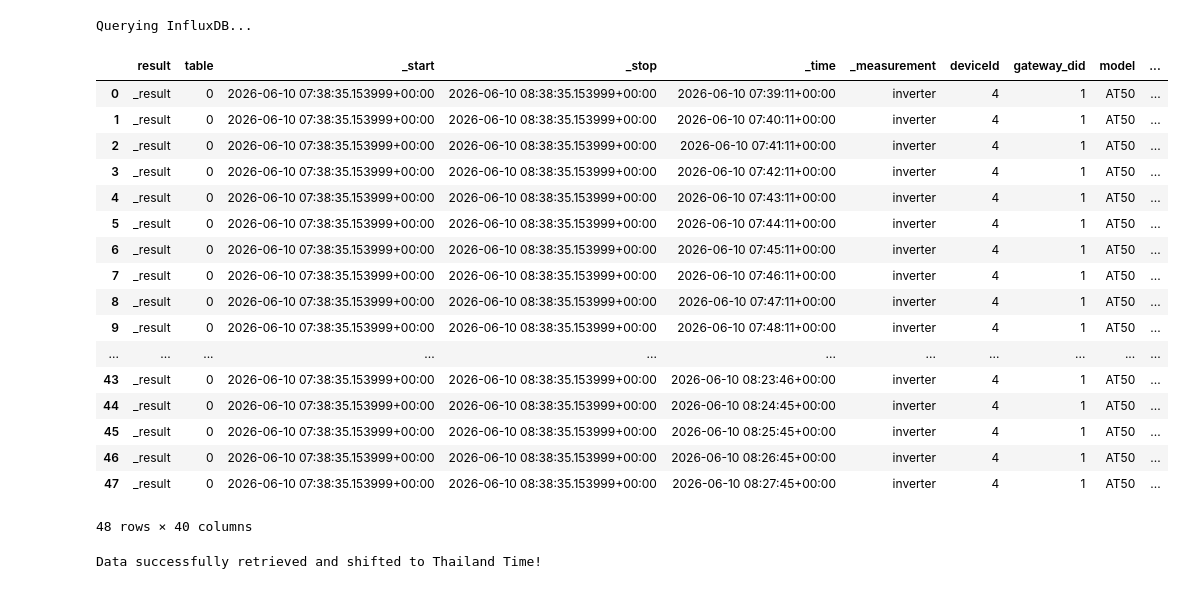
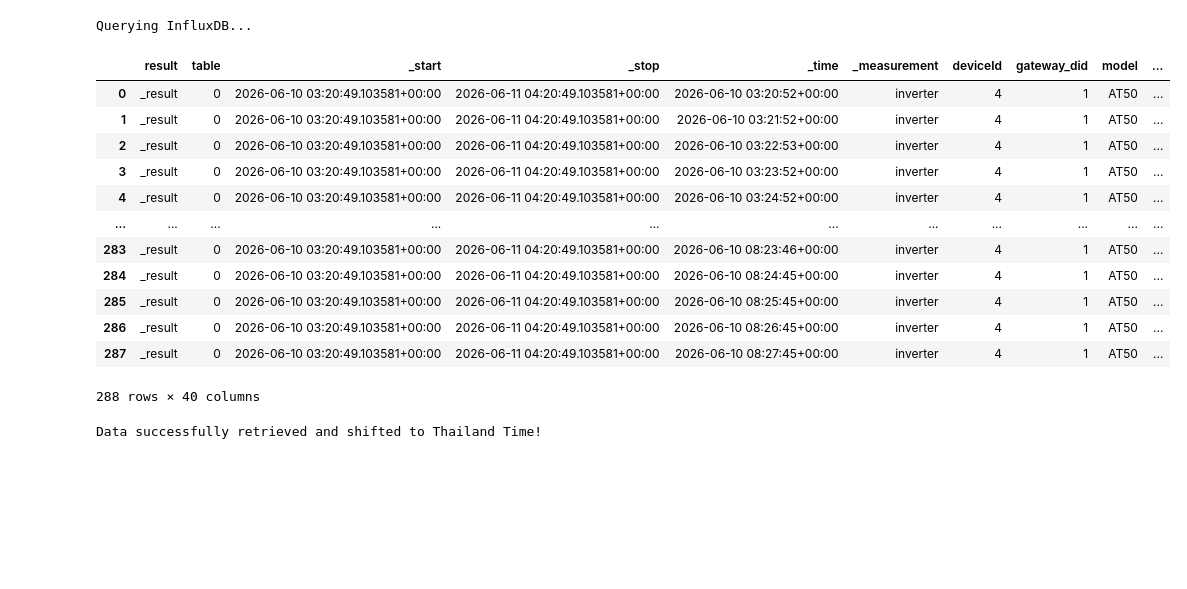
Before and after one commit to arkarOnHub/my_n8n, a Jupyter notebook: essco-ai/phase2_data_exploration.ipynb, the cells around one changed output. Cells and saved outputs as stored; diff of their text form; code cells hidden in the pictures; blank space fills up the shorter version.

```diff
--- a/essco-ai/phase2_data_exploration.ipynb
+++ b/essco-ai/phase2_data_exploration.ipynb
@@ -5,8 +7,11 @@ from influxdb_client import InfluxDBClient
 # =====================================================================
 # 1. DATABASE CONNECTION CONFIGURATION
 # url = "http://localhost:8086"
+
+load_dotenv()
+
 url = "https://influx.htetarkar.online/"
-token = "TxfwaNhZSU4C-e_F0lMU9fPty2JegGPS9bxEzjqabwozmejkazMH8Ch_Tts7-anAN17jBGHKtlMThhz4bw3g_A=="
+token = os.getenv("influxdb_token")
 org = "essco"
 bucket = "essco_energy_data"
 
@@ -16,37 +21,32 @@ query_api = client.query_api()
 # %%
 # =====================================================================
 # 2. THE FLUX QUERY (Pivoting into columns natively)
 # =====================================================================
 flux_query = f'''
 from(bucket: "{bucket}")
-  |> range(start: -1h)
+  |> range(start: -25h)
   |> filter(fn: (r) => r["_measurement"] == "inverter")
   |> pivot(rowKey:["_time"], columnKey: ["_field"], valueColumn: "_value")
 '''
 
 print("Querying InfluxDB...")
 df = query_api.query_data_frame(flux_query)
 df
 # %% [output]
 Querying InfluxDB...
 |  | result | table | _start | _stop | _time | _measurement | deviceId | gateway_did | model | ... |
-| 0 | _result | 0 | 2026-06-10 07:38:35.153999+00:00 | 2026-06-10 08:38:35.153999+00:00 | 2026-06-10 07:39:11+00:00 | inverter | 4 | 1 | AT50 | ... |
-| 1 | _result | 0 | 2026-06-10 07:38:35.153999+00:00 | 2026-06-10 08:38:35.153999+00:00 | 2026-06-10 07:40:11+00:00 | inverter | 4 | 1 | AT50 | ... |
-| 2 | _result | 0 | 2026-06-10 07:38:35.153999+00:00 | 2026-06-10 08:38:35.153999+00:00 | 2026-06-10 07:41:11+00:00 | inverter | 4 | 1 | AT50 | ... |
-| 3 | _result | 0 | 2026-06-10 07:38:35.153999+00:00 | 2026-06-10 08:38:35.153999+00:00 | 2026-06-10 07:42:11+00:00 | inverter | 4 | 1 | AT50 | ... |
-| 4 | _result | 0 | 2026-06-10 07:38:35.153999+00:00 | 2026-06-10 08:38:35.153999+00:00 | 2026-06-10 07:43:11+00:00 | inverter | 4 | 1 | AT50 | ... |
-| 5 | _result | 0 | 2026-06-10 07:38:35.153999+00:00 | 2026-06-10 08:38:35.153999+00:00 | 2026-06-10 07:44:11+00:00 | inverter | 4 | 1 | AT50 | ... |
-| 6 | _result | 0 | 2026-06-10 07:38:35.153999+00:00 | 2026-06-10 08:38:35.153999+00:00 | 2026-06-10 07:45:11+00:00 | inverter | 4 | 1 | AT50 | ... |
-| 7 | _result | 0 | 2026-06-10 07:38:35.153999+00:00 | 2026-06-10 08:38:35.153999+00:00 | 2026-06-10 07:46:11+00:00 | inverter | 4 | 1 | AT50 | ... |
-| 8 | _result | 0 | 2026-06-10 07:38:35.153999+00:00 | 2026-06-10 08:38:35.153999+00:00 | 2026-06-10 07:47:11+00:00 | inverter | 4 | 1 | AT50 | ... |
-| 9 | _result | 0 | 2026-06-10 07:38:35.153999+00:00 | 2026-06-10 08:38:35.153999+00:00 | 2026-06-10 07:48:11+00:00 | inverter | 4 | 1 | AT50 | ... |
+| 0 | _result | 0 | 2026-06-10 03:20:49.103581+00:00 | 2026-06-11 04:20:49.103581+00:00 | 2026-06-10 03:20:52+00:00 | inverter | 4 | 1 | AT50 | ... |
+| 1 | _result | 0 | 2026-06-10 03:20:49.103581+00:00 | 2026-06-11 04:20:49.103581+00:00 | 2026-06-10 03:21:52+00:00 | inverter | 4 | 1 | AT50 | ... |
+| 2 | _result | 0 | 2026-06-10 03:20:49.103581+00:00 | 2026-06-11 04:20:49.103581+00:00 | 2026-06-10 03:22:53+00:00 | inverter | 4 | 1 | AT50 | ... |
+| 3 | _result | 0 | 2026-06-10 03:20:49.103581+00:00 | 2026-06-11 04:20:49.103581+00:00 | 2026-06-10 03:23:52+00:00 | inverter | 4 | 1 | AT50 | ... |
+| 4 | _result | 0 | 2026-06-10 03:20:49.103581+00:00 | 2026-06-11 04:20:49.103581+00:00 | 2026-06-10 03:24:52+00:00 | inverter | 4 | 1 | AT50 | ... |
 | ... | ... | ... | ... | ... | ... | ... | ... | ... | ... | ... |
-| 43 | _result | 0 | 2026-06-10 07:38:35.153999+00:00 | 2026-06-10 08:38:35.153999+00:00 | 2026-06-10 08:23:46+00:00 | inverter | 4 | 1 | AT50 | ... |
-| 44 | _result | 0 | 2026-06-10 07:38:35.153999+00:00 | 2026-06-10 08:38:35.153999+00:00 | 2026-06-10 08:24:45+00:00 | inverter | 4 | 1 | AT50 | ... |
-| 45 | _result | 0 | 2026-06-10 07:38:35.153999+00:00 | 2026-06-10 08:38:35.153999+00:00 | 2026-06-10 08:25:45+00:00 | inverter | 4 | 1 | AT50 | ... |
-| 46 | _result | 0 | 2026-06-10 07:38:35.153999+00:00 | 2026-06-10 08:38:35.153999+00:00 | 2026-06-10 08:26:45+00:00 | inverter | 4 | 1 | AT50 | ... |
-| 47 | _result | 0 | 2026-06-10 07:38:35.153999+00:00 | 2026-06-10 08:38:35.153999+00:00 | 2026-06-10 08:27:45+00:00 | inverter | 4 | 1 | AT50 | ... |
+| 283 | _result | 0 | 2026-06-10 03:20:49.103581+00:00 | 2026-06-11 04:20:49.103581+00:00 | 2026-06-10 08:23:46+00:00 | inverter | 4 | 1 | AT50 | ... |
+| 284 | _result | 0 | 2026-06-10 03:20:49.103581+00:00 | 2026-06-11 04:20:49.103581+00:00 | 2026-06-10 08:24:45+00:00 | inverter | 4 | 1 | AT50 | ... |
+| 285 | _result | 0 | 2026-06-10 03:20:49.103581+00:00 | 2026-06-11 04:20:49.103581+00:00 | 2026-06-10 08:25:45+00:00 | inverter | 4 | 1 | AT50 | ... |
+| 286 | _result | 0 | 2026-06-10 03:20:49.103581+00:00 | 2026-06-11 04:20:49.103581+00:00 | 2026-06-10 08:26:45+00:00 | inverter | 4 | 1 | AT50 | ... |
+| 287 | _result | 0 | 2026-06-10 03:20:49.103581+00:00 | 2026-06-11 04:20:49.103581+00:00 | 2026-06-10 08:27:45+00:00 | inverter | 4 | 1 | AT50 | ... |
-48 rows × 40 columns
+288 rows × 40 columns
 # %%
 # =====================================================================
 # 3. TIME-ZONE CONVERSION & CLEANING (Thailand Time)
```
Also changed, not shown: parts of 1 cell of this notebook.
